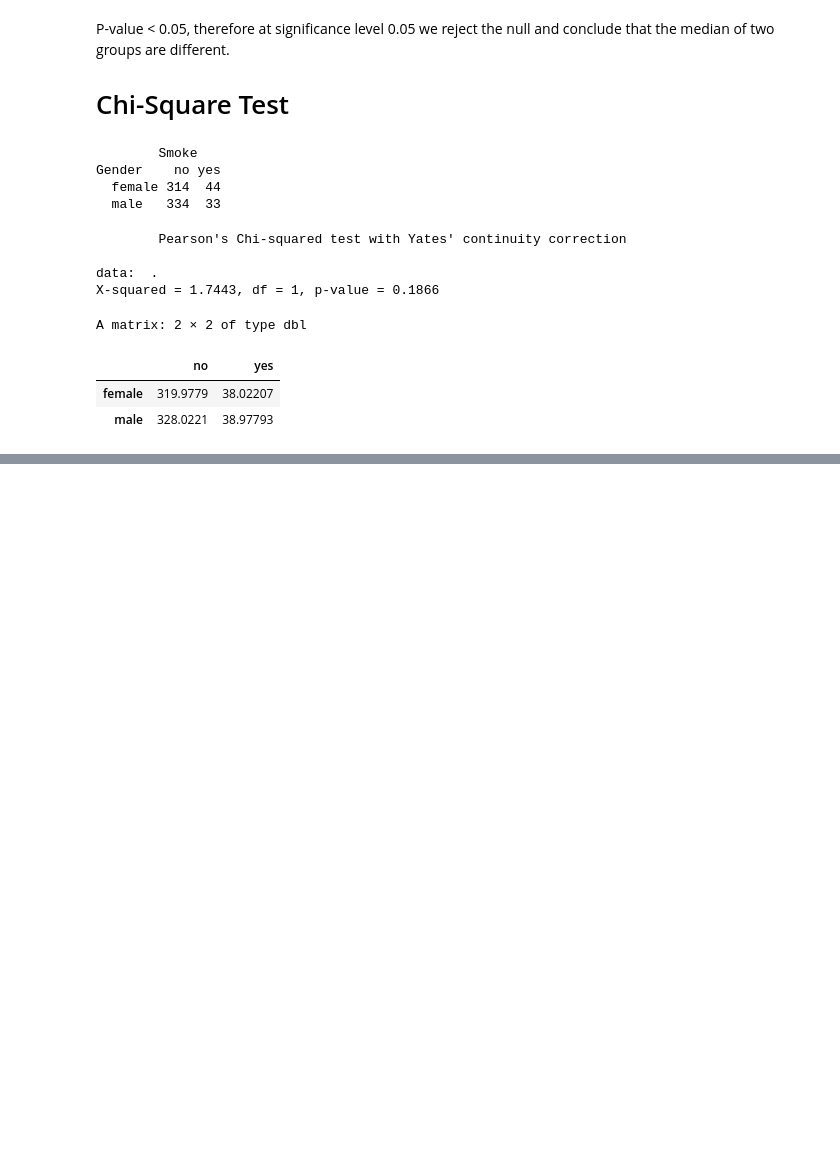
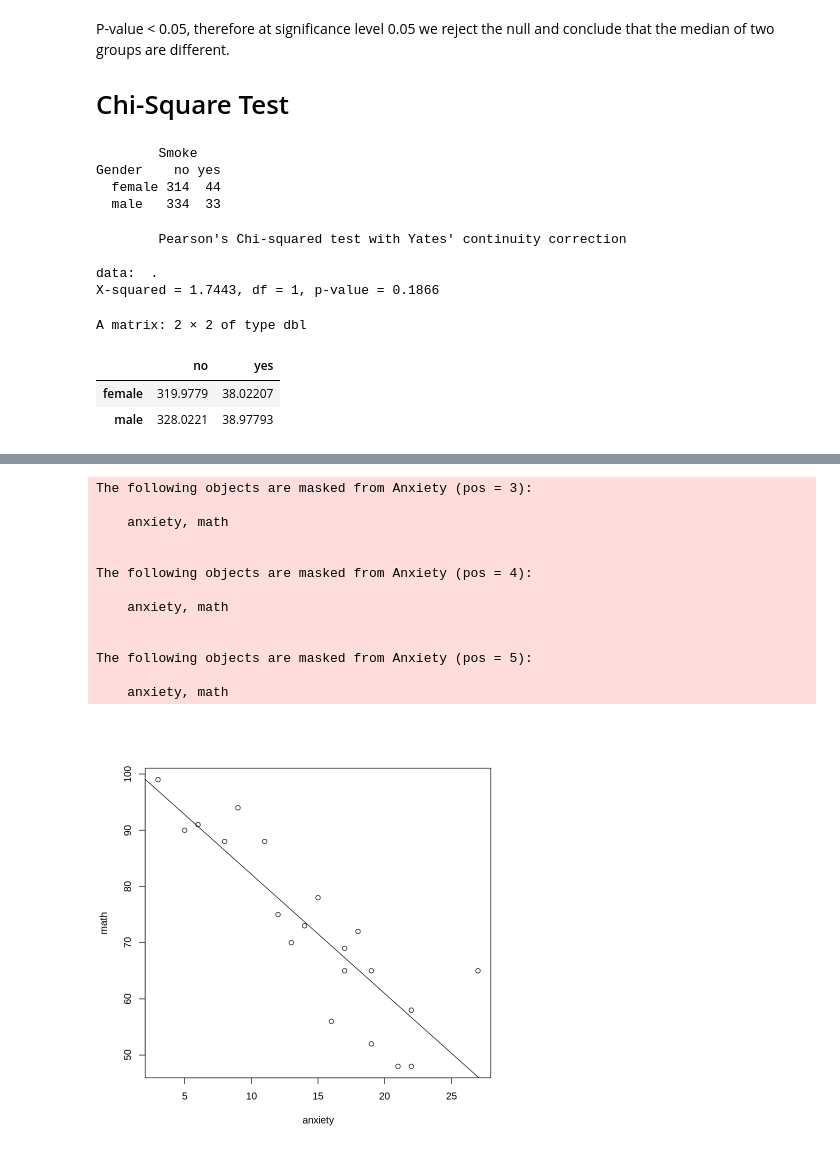
Before and after one commit to VindaShinde/R-Projects, a Jupyter notebook: Stats_Practice_.ipynb, the cells around one changed output, grey strips where cells are left out. Cells and saved outputs as stored; diff of their text form; code cells hidden in the pictures; blank space fills up the shorter version.

```diff
--- a/Stats_Practice_.ipynb
+++ b/Stats_Practice_.ipynb
@@ -299,0 +343,20 @@ gender and smoking are not associated at alpha = 0.05 level.
+# %%
+attach(Anxiety)
+m= lm(math~anxiety)
+plot(anxiety,math)
+abline(m)
+# %% [output]
+The following objects are masked from Anxiety (pos = 3):
+
+    anxiety, math
+
+
+The following objects are masked from Anxiety (pos = 4):
+
+    anxiety, math
+
+
+The following objects are masked from Anxiety (pos = 5):
+
+    anxiety, math
+[figure, added]
```
Also changed, not shown: parts of 8 cells of this notebook.
